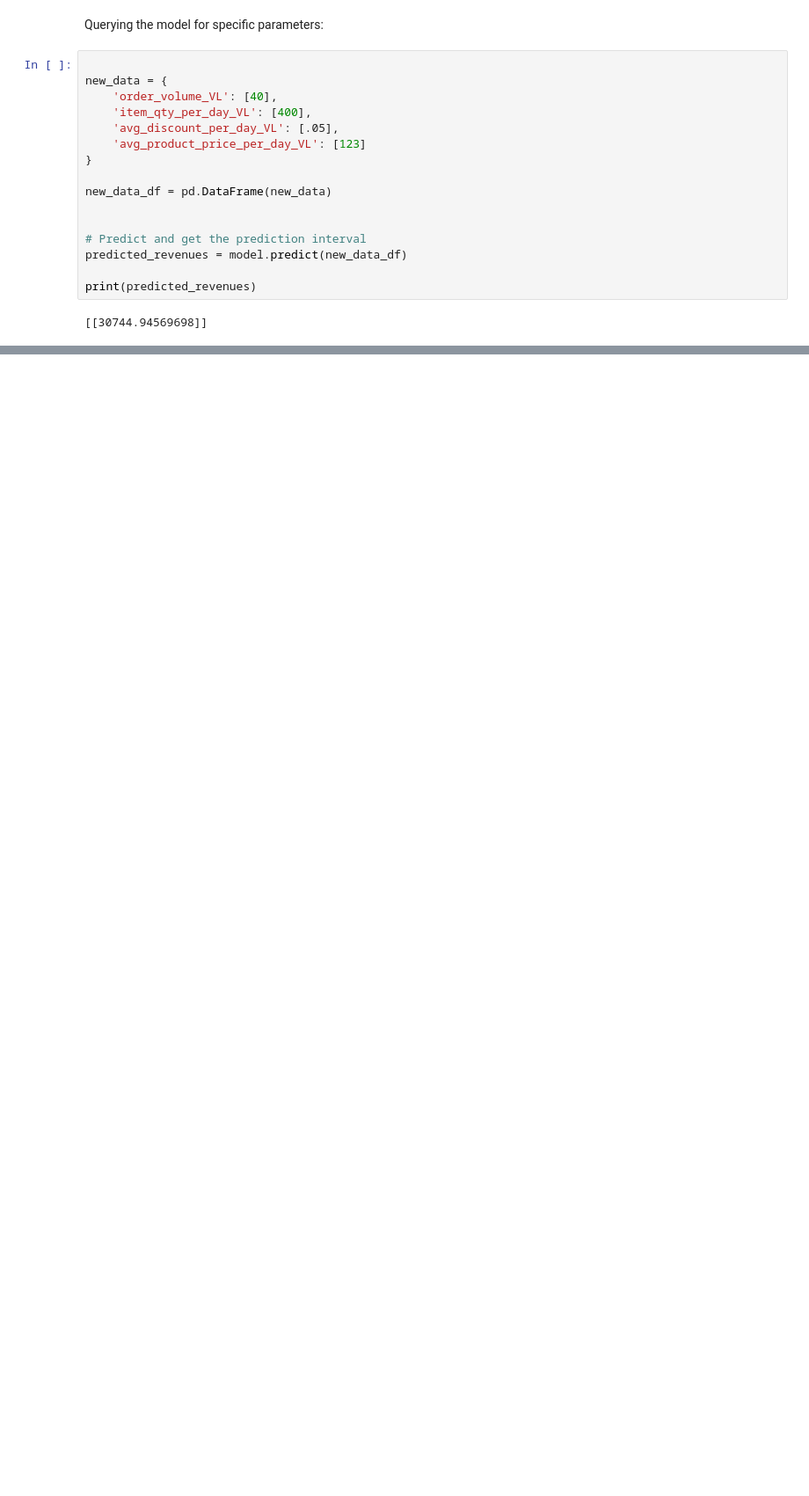
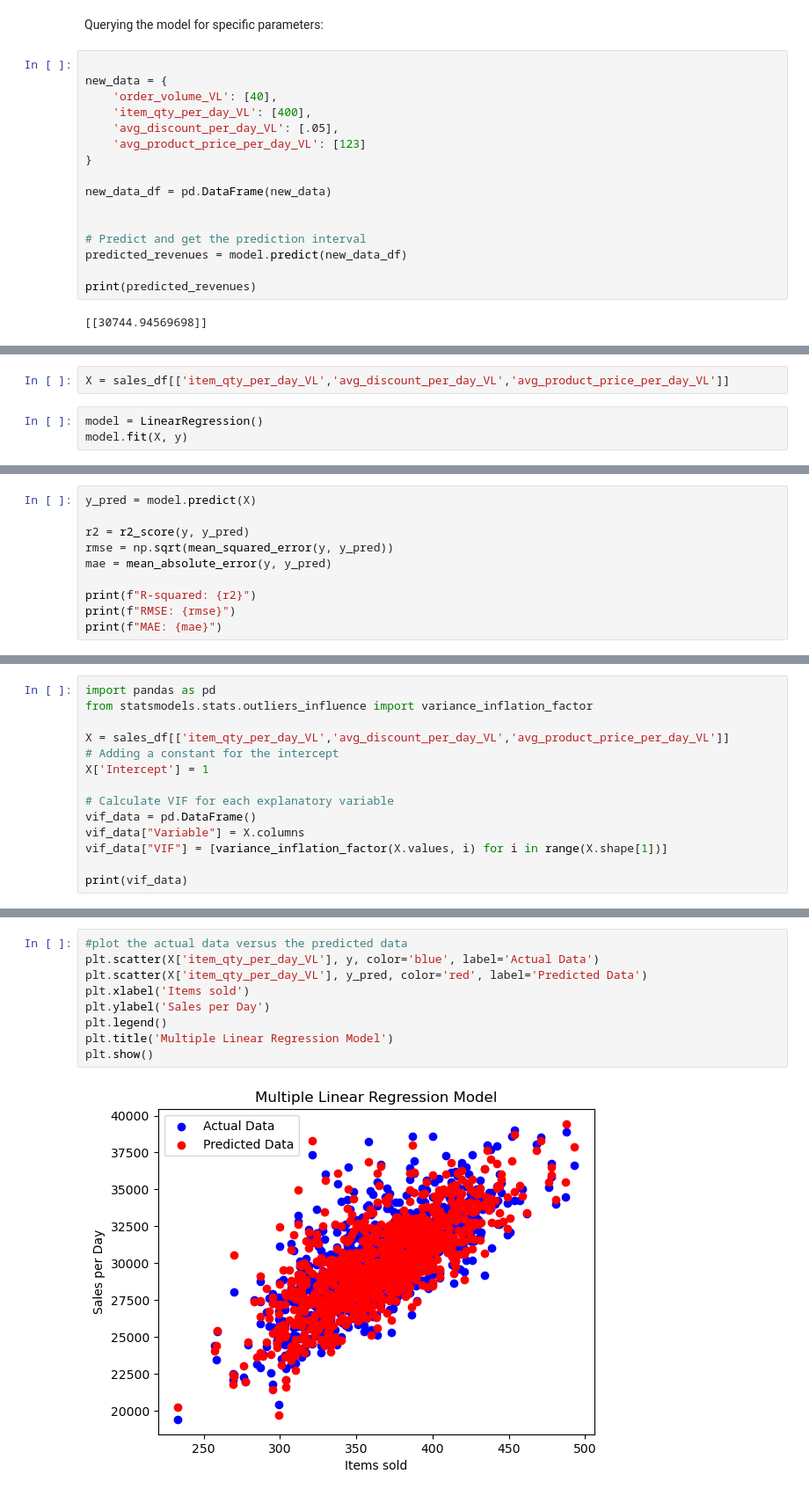
Before and after one commit to jdmandras/Project-4, a Jupyter notebook: SupplyChainVL-SalesPrediction.ipynb, the cells around one changed output, grey strips where cells are left out. Shown at 88% size. Cells and saved outputs as stored; diff of their text form; blank space fills up the shorter version.

Commit message:
Revised sales model to the individual item sales model in place of the order volume

```diff
--- a/SupplyChainVL-SalesPrediction.ipynb
+++ b/SupplyChainVL-SalesPrediction.ipynb
@@ -441,0 +511,5 @@ print(predicted_revenues)
+# %%
+X = sales_df[['item_qty_per_day_VL','avg_discount_per_day_VL','avg_product_price_per_day_VL']]
+# %%
+model = LinearRegression()
+model.fit(X, y)
@@ -441,0 +518,10 @@ print(predicted_revenues)
+# %%
+y_pred = model.predict(X)
+
+r2 = r2_score(y, y_pred)
+rmse = np.sqrt(mean_squared_error(y, y_pred))
+mae = mean_absolute_error(y, y_pred)
+
+print(f"R-squared: {r2}")
+print(f"RMSE: {rmse}")
+print(f"MAE: {mae}")
@@ -441,0 +532,14 @@ print(predicted_revenues)
+# %%
+import pandas as pd
+from statsmodels.stats.outliers_influence import variance_inflation_factor
+
+X = sales_df[['item_qty_per_day_VL','avg_discount_per_day_VL','avg_product_price_per_day_VL']]
+# Adding a constant for the intercept
+X['Intercept'] = 1
+
+# Calculate VIF for each explanatory variable
+vif_data = pd.DataFrame()
+vif_data["Variable"] = X.columns
+vif_data["VIF"] = [variance_inflation_factor(X.values, i) for i in range(X.shape[1])]
+
+print(vif_data)
@@ -441,0 +559,11 @@ print(predicted_revenues)
+# %%
+#plot the actual data versus the predicted data
+plt.scatter(X['item_qty_per_day_VL'], y, color='blue', label='Actual Data')
+plt.scatter(X['item_qty_per_day_VL'], y_pred, color='red', label='Predicted Data')
+plt.xlabel('Items sold')
+plt.ylabel('Sales per Day')
+plt.legend()
+plt.title('Multiple Linear Regression Model')
+plt.show()
+# %% [output]
+[figure, added]
```
Also changed, not shown: parts of 13 cells of this notebook.
